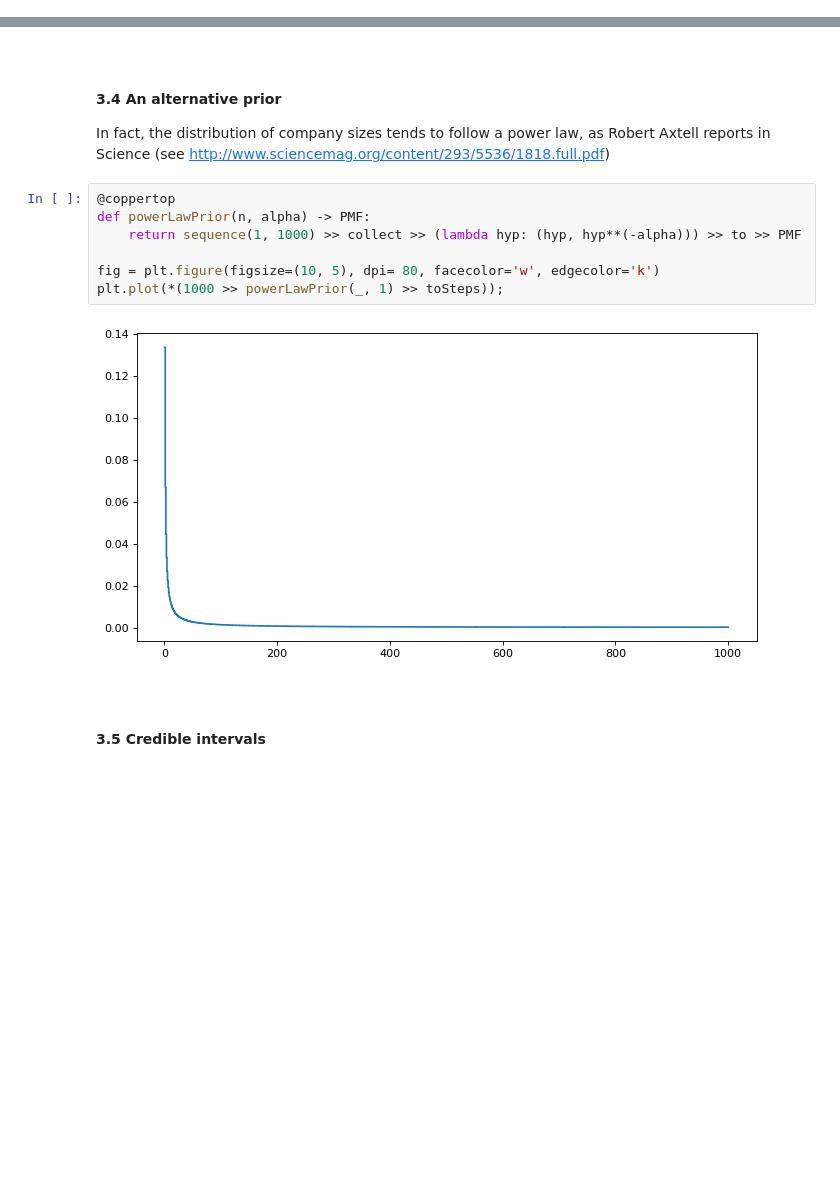
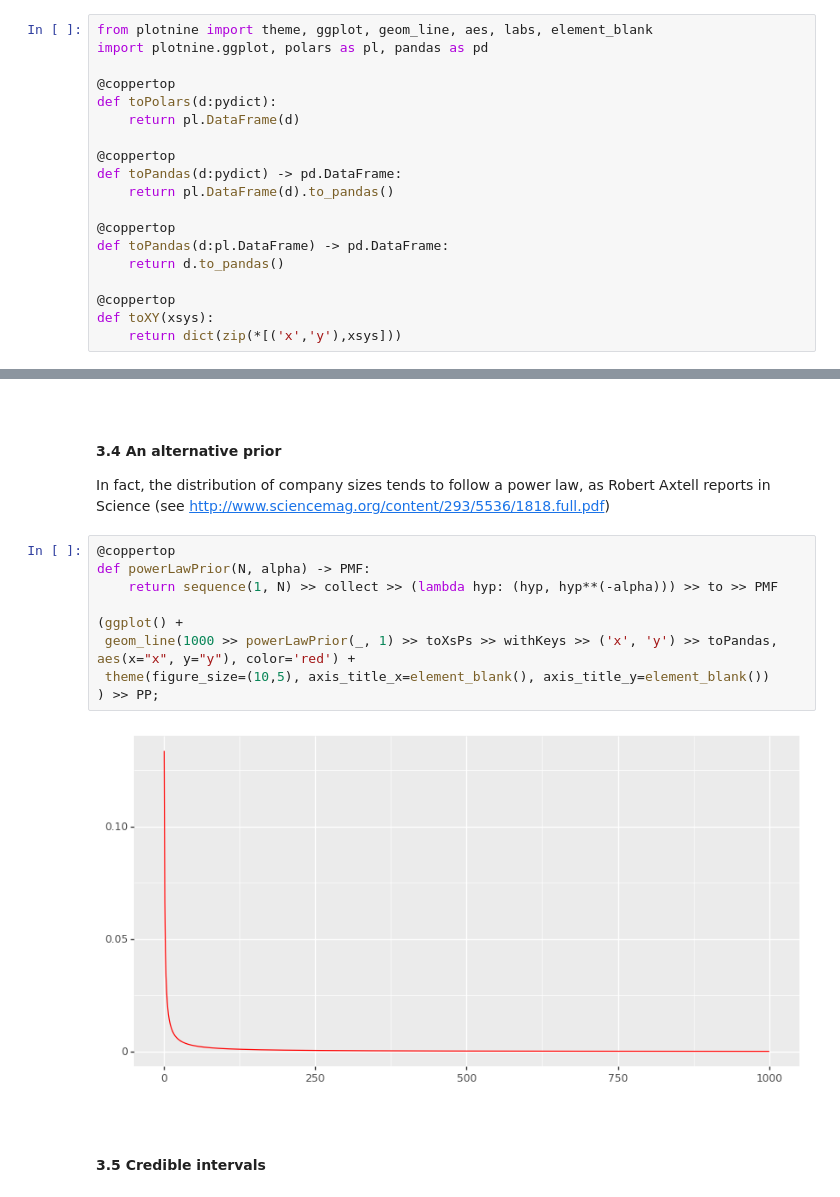
Before and after one commit to coppertop-bones/coppertop-libs, a Jupyter notebook: jupyter/think bayes/Ch 1,2,3 - models.ipynb, the cells around one changed output, grey strips where cells are left out. Drawn from its saved outputs; the diff is of its cells as text; blank space fills up the shorter version.

```diff
--- a/jupyter/think bayes/Ch 1,2,3 - models.ipynb
+++ b/jupyter/think bayes/Ch 1,2,3 - models.ipynb
@@ -53,6 +59,25 @@ D6 = E.D6
 D8 = E.D8
 D12 = E.D12
 D20 = E.D20
+# %%
+from plotnine import theme, ggplot, geom_line, aes, labs, element_blank
+import plotnine.ggplot, polars as pl, pandas as pd
+
+@coppertop
+def toPolars(d:pydict):
+    return pl.DataFrame(d)
+
+@coppertop
+def toPandas(d:pydict) -> pd.DataFrame:
+    return pl.DataFrame(d).to_pandas()
+
+@coppertop
+def toPandas(d:pl.DataFrame) -> pd.DataFrame:
+    return d.to_pandas()
+
+@coppertop
+def toXY(xsys):
+    return dict(zip(*[('x','y'),xsys]))
 # %% [markdown]
 <br>
 
@@ -377,13 +416,15 @@ hmmm... that's quite a heavy tail...
 In fact, the distribution of company sizes tends to follow a power law, as Robert Axtell reports in Science (see http://www.sciencemag.org/content/293/5536/1818.full.pdf)
 # %%
 @coppertop
-def powerLawPrior(n, alpha) -> PMF:
-    return sequence(1, 1000) >> collect >> (lambda hyp: (hyp, hyp**(-alpha))) >> to >> PMF
+def powerLawPrior(N, alpha) -> PMF:
+    return sequence(1, N) >> collect >> (lambda hyp: (hyp, hyp**(-alpha))) >> to >> PMF
 
-fig = plt.figure(figsize=(10, 5), dpi= 80, facecolor='w', edgecolor='k')
-plt.plot(*(1000 >> powerLawPrior(_, 1) >> toSteps));
+(ggplot() +
+ geom_line(1000 >> powerLawPrior(_, 1) >> toXsPs >> withKeys >> ('x', 'y') >> toPandas, aes(x="x", y="y"), color='red') +
+ theme(figure_size=(10,5), axis_title_x=element_blank(), axis_title_y=element_blank())
+) >> PP;
 # %% [output]
-[figure, old version]
+[figure, new version]
 # %% [markdown]
 <br>
 
```
Also changed, not shown: parts of 31 cells of this notebook, 11 other files.
